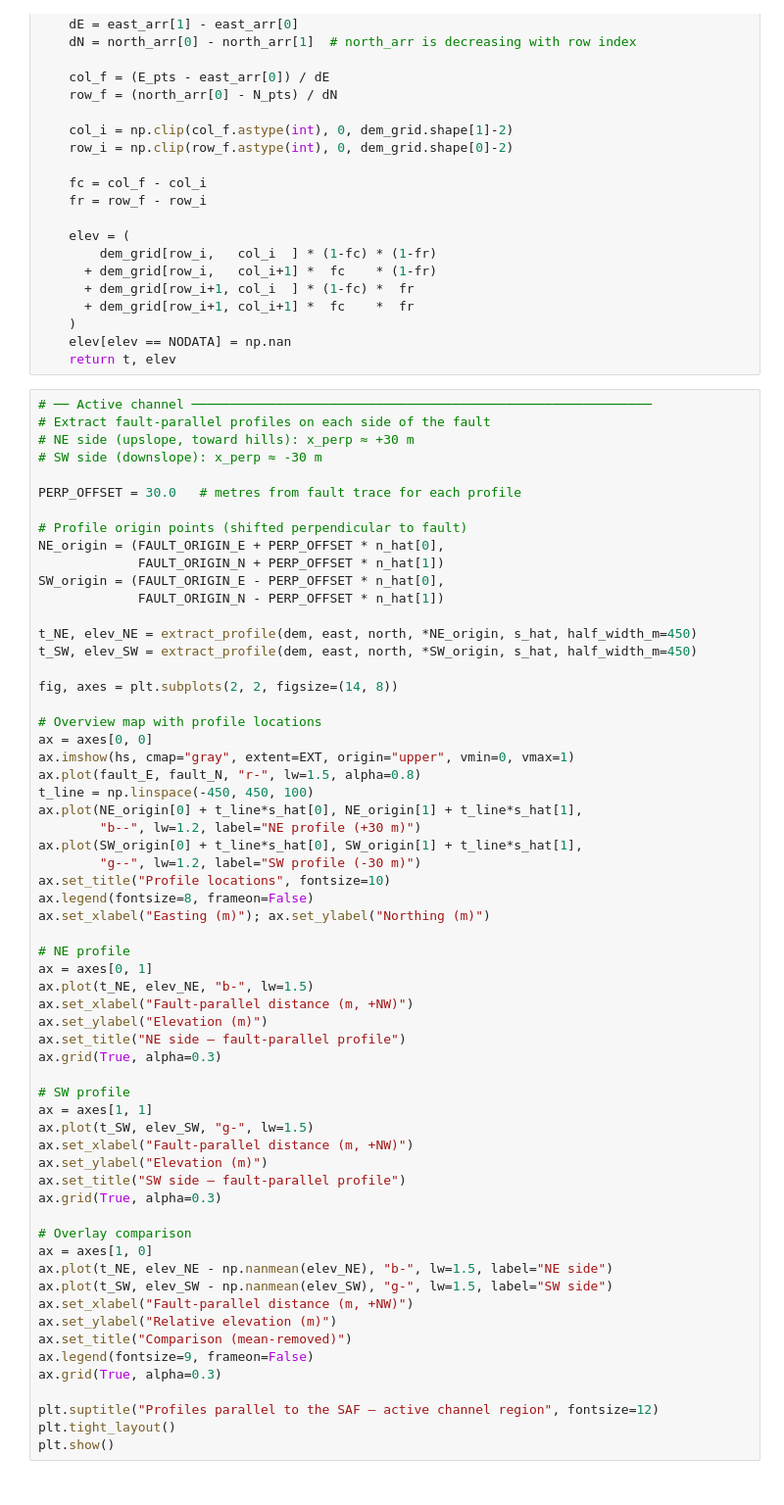
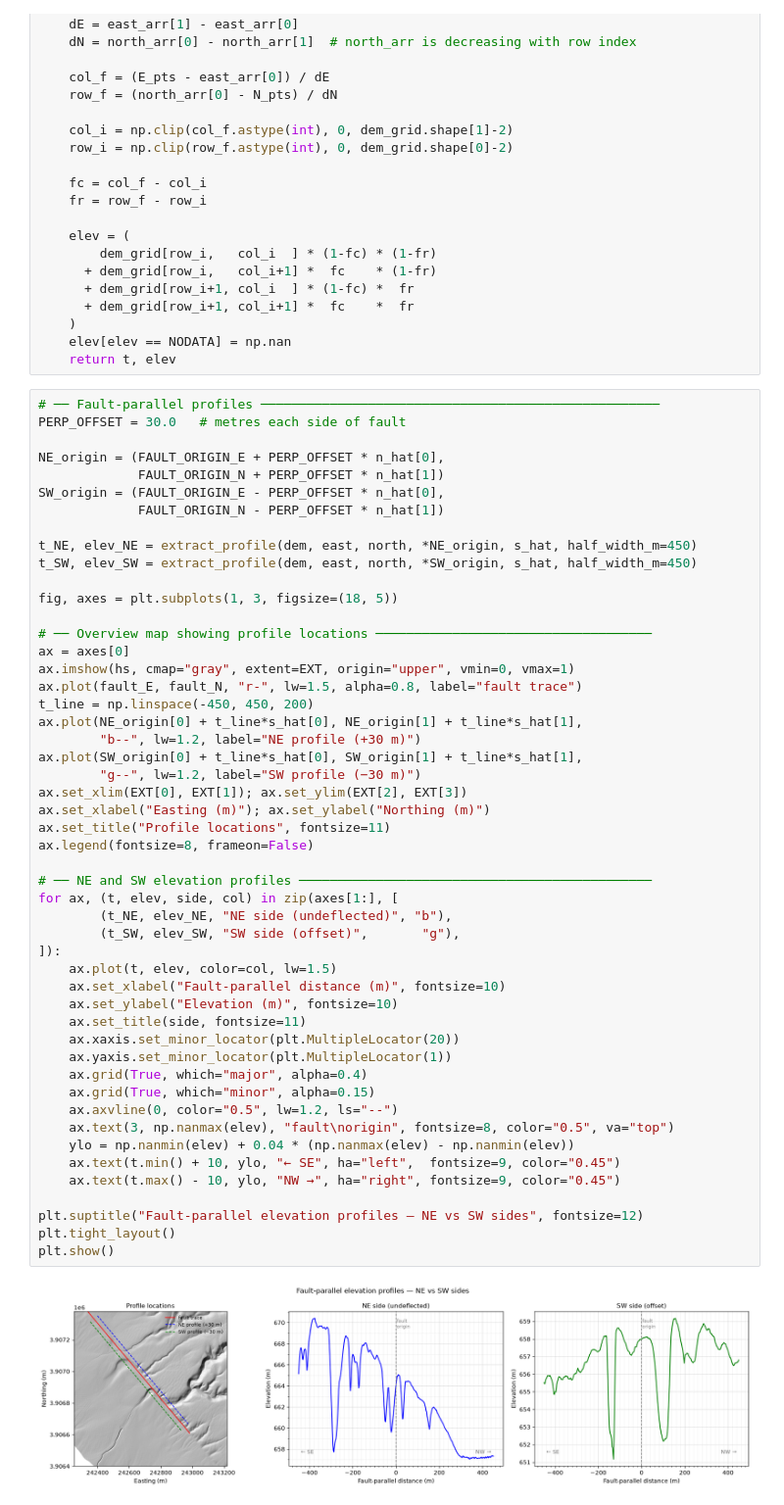
Before and after one commit to amtseismo/EPS166, a Jupyter notebook: notebooks/06_wallace_creek.ipynb, the cells around one changed output. Shown at 98% size. Cells and saved outputs as stored; diff of their text form.

```diff
--- a/notebooks/06_wallace_creek.ipynb
+++ b/notebooks/06_wallace_creek.ipynb
@@ -279,63 +323,54 @@ def extract_profile(dem_grid, east_arr, north_arr, E0, N0, along_hat, n_points=4
     elev[elev == NODATA] = np.nan
     return t, elev
 # %%
-# ── Active channel ────────────────────────────────────────────────────────────
-# Extract fault-parallel profiles on each side of the fault
-# NE side (upslope, toward hills): x_perp ≈ +30 m
-# SW side (downslope): x_perp ≈ -30 m
+# ── Fault-parallel profiles ────────────────────────────────────────────────────
+PERP_OFFSET = 30.0   # metres each side of fault
 
-PERP_OFFSET = 30.0   # metres from fault trace for each profile
-
-# Profile origin points (shifted perpendicular to fault)
 NE_origin = (FAULT_ORIGIN_E + PERP_OFFSET * n_hat[0],
              FAULT_ORIGIN_N + PERP_OFFSET * n_hat[1])
 SW_origin = (FAULT_ORIGIN_E - PERP_OFFSET * n_hat[0],
              FAULT_ORIGIN_N - PERP_OFFSET * n_hat[1])
 
 t_NE, elev_NE = extract_profile(dem, east, north, *NE_origin, s_hat, half_width_m=450)
 t_SW, elev_SW = extract_profile(dem, east, north, *SW_origin, s_hat, half_width_m=450)
 
-fig, axes = plt.subplots(2, 2, figsize=(14, 8))
+fig, axes = plt.subplots(1, 3, figsize=(18, 5))
 
-# Overview map with profile locations
-ax = axes[0, 0]
+# ── Overview map showing profile locations ────────────────────────────────────
+ax = axes[0]
 ax.imshow(hs, cmap="gray", extent=EXT, origin="upper", vmin=0, vmax=1)
-ax.plot(fault_E, fault_N, "r-", lw=1.5, alpha=0.8)
-t_line = np.linspace(-450, 450, 100)
+ax.plot(fault_E, fault_N, "r-", lw=1.5, alpha=0.8, label="fault trace")
+t_line = np.linspace(-450, 450, 200)
 ax.plot(NE_origin[0] + t_line*s_hat[0], NE_origin[1] + t_line*s_hat[1],
         "b--", lw=1.2, label="NE profile (+30 m)")
 ax.plot(SW_origin[0] + t_line*s_hat[0], SW_origin[1] + t_line*s_hat[1],
-        "g--", lw=1.2, label="SW profile (-30 m)")
-ax.set_title("Profile locations", fontsize=10)
+        "g--", lw=1.2, label="SW profile (−30 m)")
+ax.set_xlim(EXT[0], EXT[1]); ax.set_ylim(EXT[2], EXT[3])
+ax.set_xlabel("Easting (m)"); ax.set_ylabel("Northing (m)")
+ax.set_title("Profile locations", fontsize=11)
 ax.legend(fontsize=8, frameon=False)
-ax.set_xlabel("Easting (m)"); ax.set_ylabel("Northing (m)")
 
-# NE profile
-ax = axes[0, 1]
-ax.plot(t_NE, elev_NE, "b-", lw=1.5)
-ax.set_xlabel("Fault-parallel distance (m, +NW)")
-ax.set_ylabel("Elevation (m)")
-ax.set_title("NE side — fault-parallel profile")
-ax.grid(True, alpha=0.3)
+# ── NE and SW elevation profiles ──────────────────────────────────────────────
+for ax, (t, elev, side, col) in zip(axes[1:], [
+        (t_NE, elev_NE, "NE side (undeflected)", "b"),
+        (t_SW, elev_SW, "SW side (offset)",       "g"),
+]):
+    ax.plot(t, elev, color=col, lw=1.5)
+    ax.set_xlabel("Fault-parallel distance (m)", fontsize=10)
+    ax.set_ylabel("Elevation (m)", fontsize=10)
+    ax.set_title(side, fontsize=11)
+    ax.xaxis.set_minor_locator(plt.MultipleLocator(20))
+    ax.yaxis.set_minor_locator(plt.MultipleLocator(1))
+    ax.grid(True, which="major", alpha=0.4)
+    ax.grid(True, which="minor", alpha=0.15)
+    ax.axvline(0, color="0.5", lw=1.2, ls="--")
+    ax.text(3, np.nanmax(elev), "fault\norigin", fontsize=8, color="0.5", va="top")
+    ylo = np.nanmin(elev) + 0.04 * (np.nanmax(elev) - np.nanmin(elev))
+    ax.text(t.min() + 10, ylo, "← SE", ha="left",  fontsize=9, color="0.45")
+    ax.text(t.max() - 10, ylo, "NW →", ha="right", fontsize=9, color="0.45")
 
-# SW profile
-ax = axes[1, 1]
-ax.plot(t_SW, elev_SW, "g-", lw=1.5)
-ax.set_xlabel("Fault-parallel distance (m, +NW)")
-ax.set_ylabel("Elevation (m)")
-ax.set_title("SW side — fault-parallel profile")
-ax.grid(True, alpha=0.3)
-
-# Overlay comparison
-ax = axes[1, 0]
-ax.plot(t_NE, elev_NE - np.nanmean(elev_NE), "b-", lw=1.5, label="NE side")
-ax.plot(t_SW, elev_SW - np.nanmean(elev_SW), "g-", lw=1.5, label="SW side")
-ax.set_xlabel("Fault-parallel distance (m, +NW)")
-ax.set_ylabel("Relative elevation (m)")
-ax.set_title("Comparison (mean-removed)")
-ax.legend(fontsize=9, frameon=False)
-ax.grid(True, alpha=0.3)
-
-plt.suptitle("Profiles parallel to the SAF — active channel region", fontsize=12)
+plt.suptitle("Fault-parallel elevation profiles — NE vs SW sides", fontsize=12)
 plt.tight_layout()
 plt.show()
+# %% [output]
+[figure, added]
```
Also changed, not shown: parts of 32 cells of this notebook.
